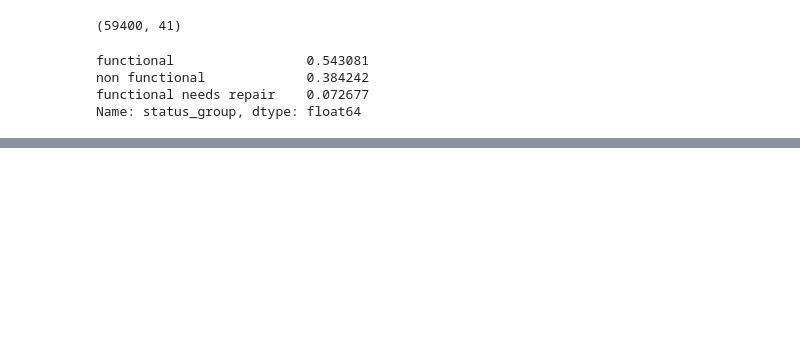
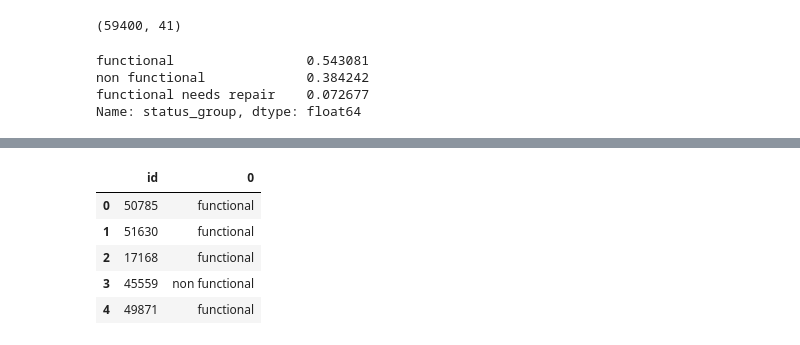
Before and after one commit to chadeowen/DS-Project-2---Predictive-Modeling, a Jupyter notebook: trial one.ipynb, the cells around one changed output, grey strips where cells are left out. Cells and saved outputs as stored; diff of their text form; code cells hidden in the pictures; blank space fills up the shorter version.

```diff
--- a/trial one.ipynb
+++ b/trial one.ipynb
@@ -130,0 +178,6 @@ accuracy_score(y_test, y_pred)
+# %%
+# predict for y, test, recombine ids to new y prediction data frame
+
+y_pred = log_reg.predict(test_X)
+y_pred = pd.DataFrame(y_pred)
+y_pred.head()
@@ -130,0 +191,11 @@ accuracy_score(y_test, y_pred)
+# %%
+id_column = pd.DataFrame(test['id'])
+first = id_column.join(y_pred)
+first.head()
+# %% [output]
+|  | id | 0 |
+| 0 | 50785 | functional |
+| 1 | 51630 | functional |
+| 2 | 17168 | functional |
+| 3 | 45559 | non functional |
+| 4 | 49871 | functional |
```
Also changed, not shown: parts of 16 cells of this notebook.
